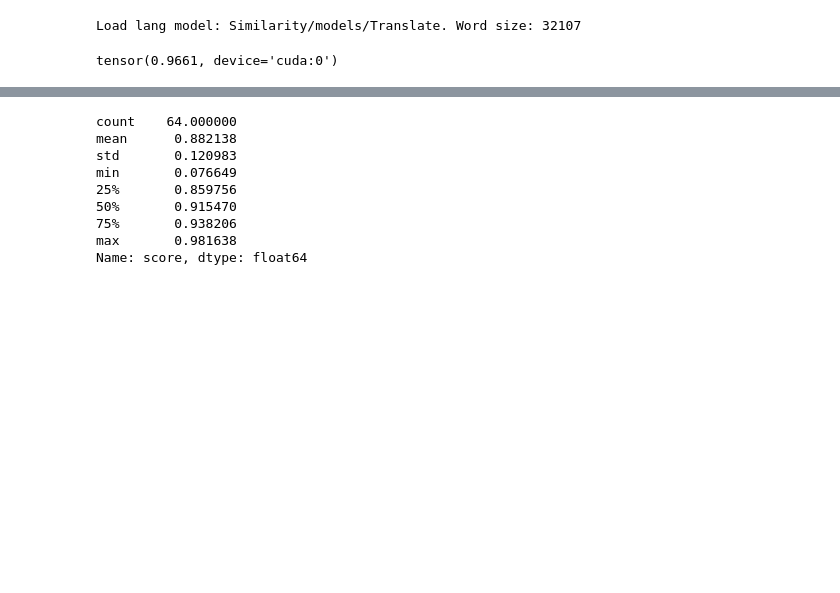
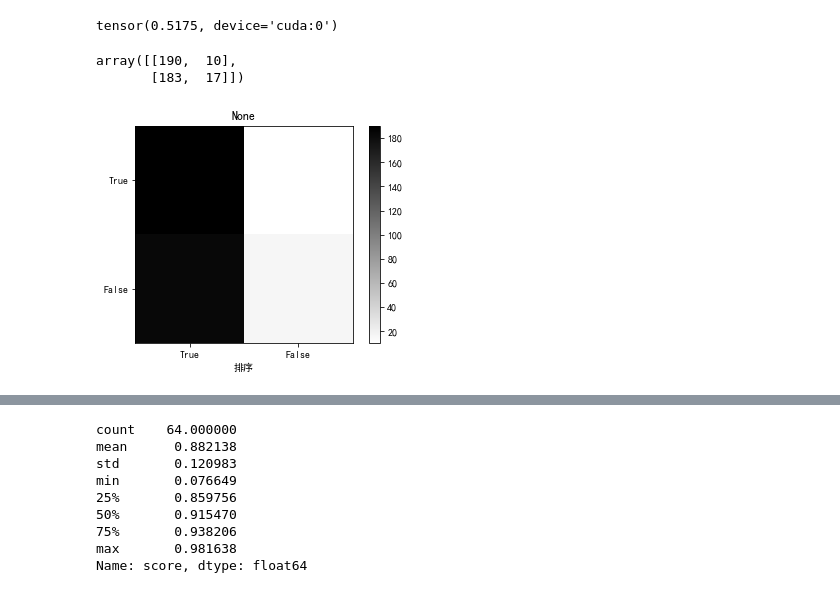
Before and after one commit to strongball/Dramasubtitle, a Jupyter notebook: Similarity.ipynb, the cells around one changed output, grey strips where cells are left out. Drawn from its saved outputs; the diff is of its cells as text; code cells hidden in the pictures; blank space fills up the shorter version.

```diff
--- a/Similarity.ipynb
+++ b/Similarity.ipynb
@@ -70,10 +76,9 @@ def sentenceToVector(sentences, lang, sos=False, eos=False):
 # %%
-ModelDir = "Similarity/models/Translate"
+ModelDir = "Similarity/models/BK_CH_SIM_EQ"
+# ModelDir = "Similarity/models/Translate2"
 with open(os.path.join(ModelDir, "Lang.pkl"), 'rb') as f:
     lang = pickle.load(f)
     print("Load lang model: {}. Word size: {}".format(ModelDir, len(lang)))
-model = torch.load(os.path.join(ModelDir, "SimilarityModel.7.pth")).to(device).eval()
+model = torch.load(os.path.join(ModelDir, "SimilarityModel.40.pth")).to(device).eval()
-# %% [output]
-Load lang model: Similarity/models/Translate. Word size: 32107
 # %%
 pres, nexs, imgs = it.next()
@@ -80,13 +88,40 @@ pres, nexs, imgs = it.next()
 # %%
-
-p,n,s = makeNegSample(pres, nexs, negSize=5)
+p,n,s = makeNegSample(pres, nexs, negSize=1)
 vpres = sentenceToVector(p, lang)
 vnexts = sentenceToVector(n, lang)
 scores = torch.Tensor(s).to(device)
 outputs = model(vpres, vnexts)
 (outputs.round() == scores).float().mean()
 # %% [output]
-tensor(0.9661, device='cuda:0')
+tensor(0.5175, device='cuda:0')
+# %%
+data = pd.DataFrame()
+data["Fra"] = p
+data["Eng"] = n
+data["score"] = outputs.detach().cpu().numpy()
+data["score"] = data["score"].round(2)
+data["Pred"] = outputs.round().detach().cpu().numpy()
+data["True"] = scores
+confusion_matrix(data["True"], data["Pred"])
+# %% [output]
+array([[190,  10],
+       [183,  17]])
+# %%
+from sklearn.metrics import confusion_matrix
+
+def plot_confusion_matrix(dataFrame, title=None, cmap = plt.cm.binary):
+    plt.imshow(dataFrame, interpolation='nearest', cmap=cmap)
+    plt.title(title)
+    plt.colorbar()
+    plt.xticks(np.arange(0,2), ["True", "False"])
+    plt.yticks(np.arange(0,2), ["True", "False"])
+#     plt.ylabel('模型種類')
+    plt.xlabel('排序')
+# %%
+plot_confusion_matrix(confusion_matrix(data["True"], data["Pred"]))
+plt.show()
+# %% [output]
+[figure, added]
 # %%
 plt.scatter(outputs.cpu().detach().numpy(), scores.cpu().detach().numpy())
 plt.show()
```
Also changed, not shown: parts of 11 cells of this notebook, 9 other files.
